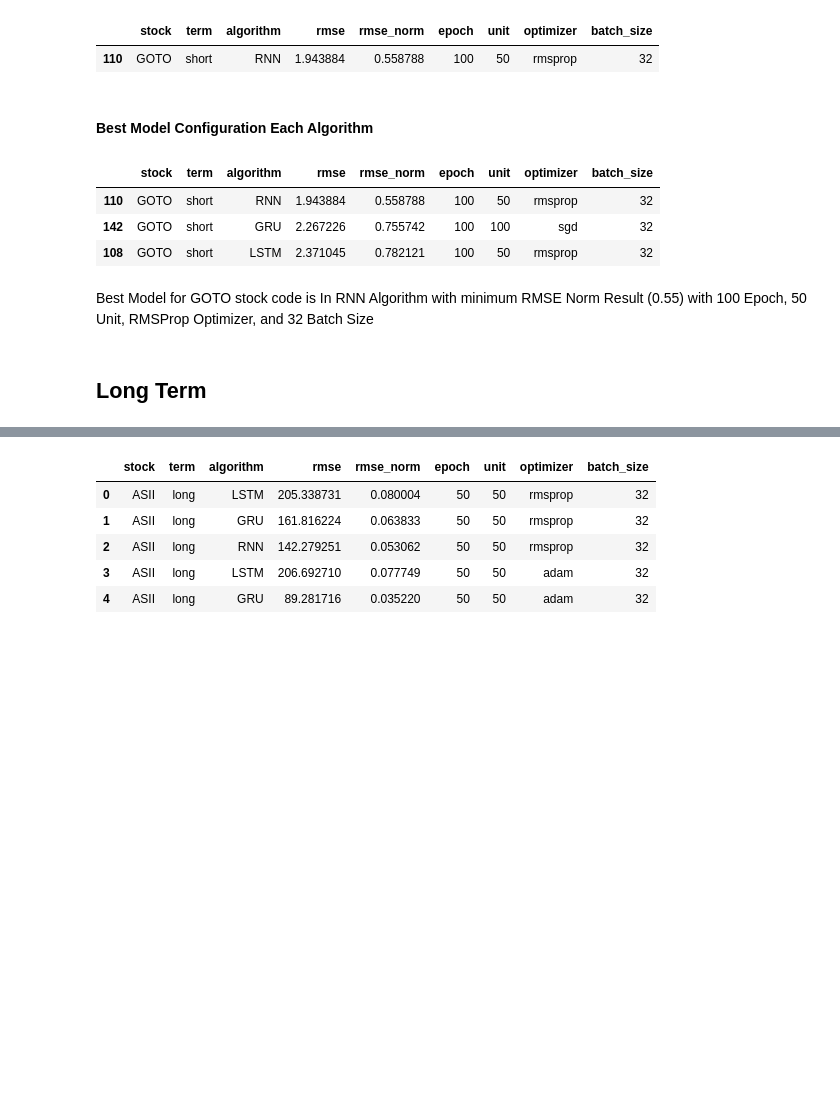
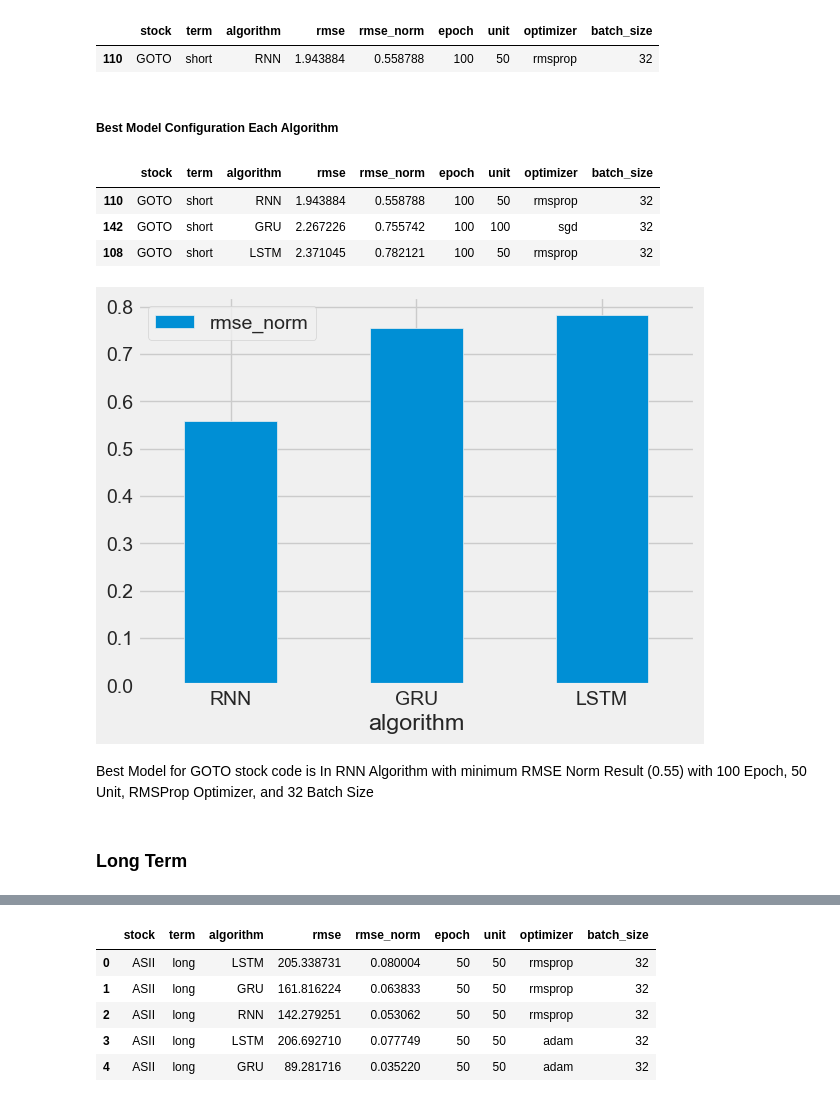
Before and after one commit to melikacandra/lstm_gru_rnn_price_predict, a Jupyter notebook: code_main/model_selector.ipynb, the cells around one changed output, grey strips where cells are left out. Cells and saved outputs as stored; diff of their text form; code cells hidden in the pictures; blank space fills up the shorter version.

```diff
--- a/code_main/model_selector.ipynb
+++ b/code_main/model_selector.ipynb
@@ -251,7 +258,7 @@ minimum_config_rnn_goto
 |  | stock | term | algorithm | rmse | rmse_norm | epoch | unit | optimizer | batch_size |
 | 110 | GOTO | short | RNN | 1.943884 | 0.558788 | 100 | 50 | rmsprop | 32 |
 # %% [markdown]
-#### Best Model Configuration Each Algorithm
+##### Best Model Configuration Each Algorithm
 # %%
 data_tuning_short_goto = pd.concat([minimum_config_rnn_goto, minimum_config_gru_goto, minimum_config_lstm_goto])
 data_tuning_short_goto
@@ -260,10 +267,14 @@ data_tuning_short_goto
 | 110 | GOTO | short | RNN | 1.943884 | 0.558788 | 100 | 50 | rmsprop | 32 |
 | 142 | GOTO | short | GRU | 2.267226 | 0.755742 | 100 | 100 | sgd | 32 |
 | 108 | GOTO | short | LSTM | 2.371045 | 0.782121 | 100 | 50 | rmsprop | 32 |
+# %%
+bar_goto_tuning_short = data_tuning_short_goto.plot.bar(x='algorithm', y=['rmse_norm'], rot=0)
+# %% [output]
+[figure, added]
 # %% [markdown]
 Best Model for GOTO stock code is In RNN Algorithm with minimum RMSE Norm Result (0.55) with 100 Epoch, 50 Unit, RMSProp Optimizer, and 32 Batch Size
 # %% [markdown]
-## Long Term
+### Long Term
 # %%
 path_long_res = "../result_tuning2/result_long_tuning.csv"
 df_long_res = pd.read_csv(path_long_res)
```
Also changed, not shown: parts of 42 cells of this notebook, 10 other files.
